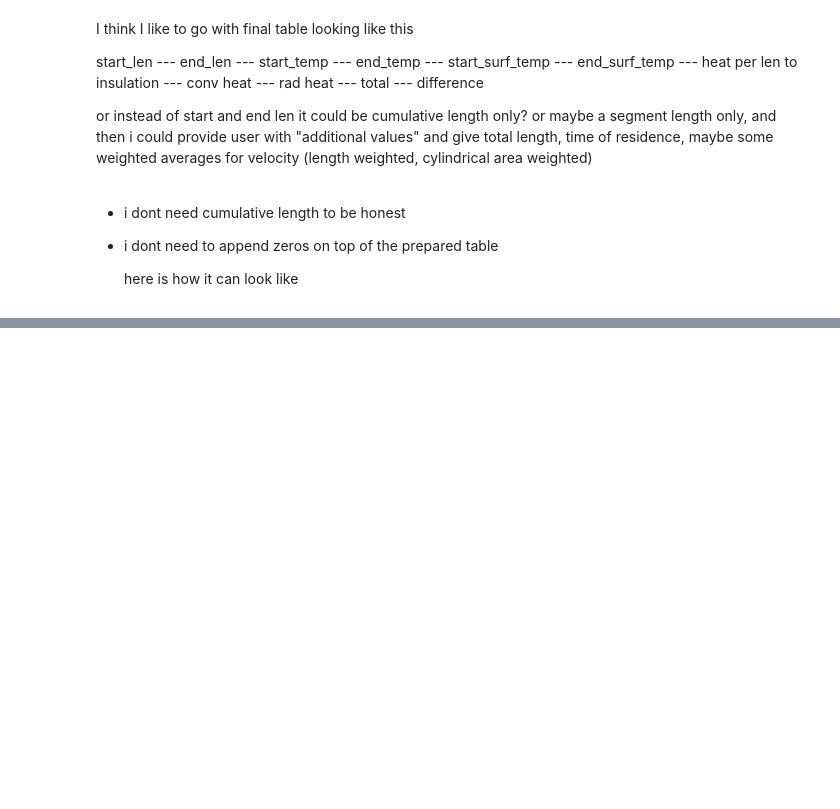
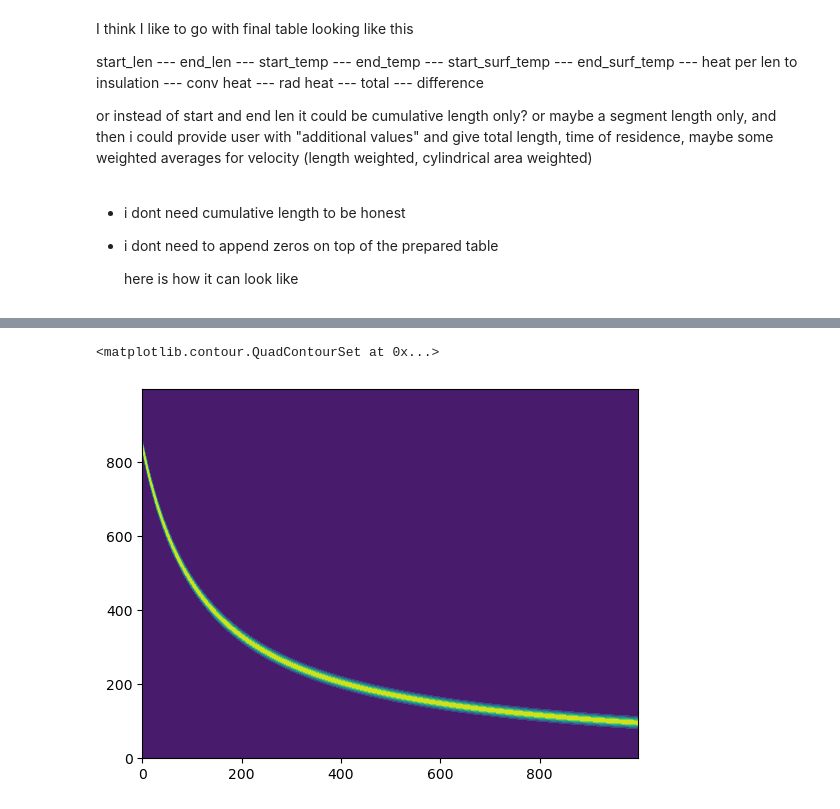
Before and after one commit to jack-sparrowh/heat_loss_on_piping, a Jupyter notebook: class approach.ipynb, the cells around one changed output, grey strips where cells are left out. Saved outputs shown, nothing was run; the diff lists cells and outputs as text; code cells hidden in the pictures; blank space fills up the shorter version.

```diff
--- a/class approach.ipynb
+++ b/class approach.ipynb
@@ -507,0 +607,8 @@ array([[   0.,  867.],
+# %%
+hh = Piping_Section(*user_table_raw.loc[0, :], 0, *properties_table[:-1], lambda x: np.linspace(0.1, 5, 1000).reshape(-1, 1))
+HH = np.array([np.exp(-hh.loss_function(T_s, 100)) for T_s in np.linspace(68, 188, 1000)])
+HH_1 = np.array([np.exp(-hh.loss_function(T_s, 100000)) for T_s in np.linspace(68, 188, 1000)])
+plt.contourf(HH)
+# %% [output]
+<matplotlib.contour.QuadContourSet at 0x...>
+[figure, added]
```
Also changed, not shown: parts of 25 cells of this notebook.
